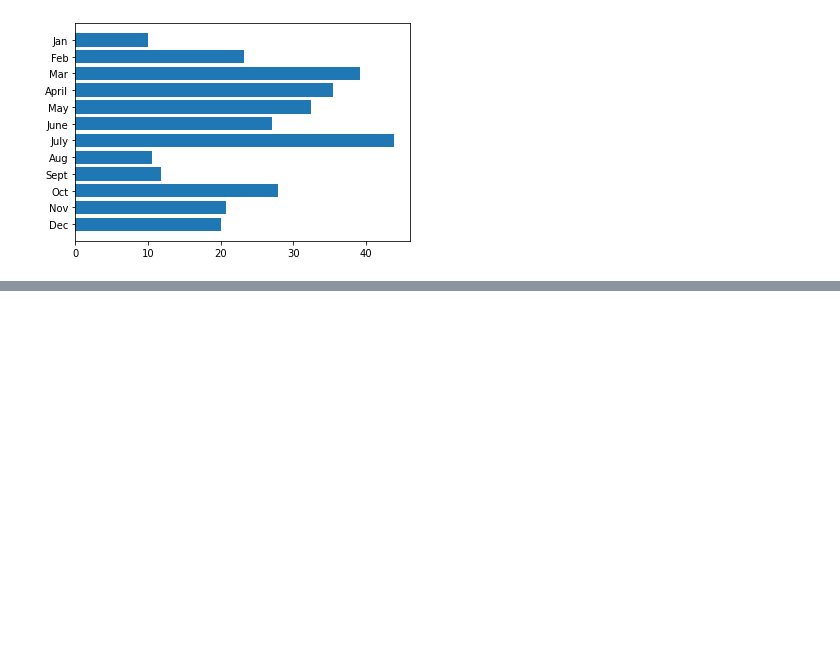
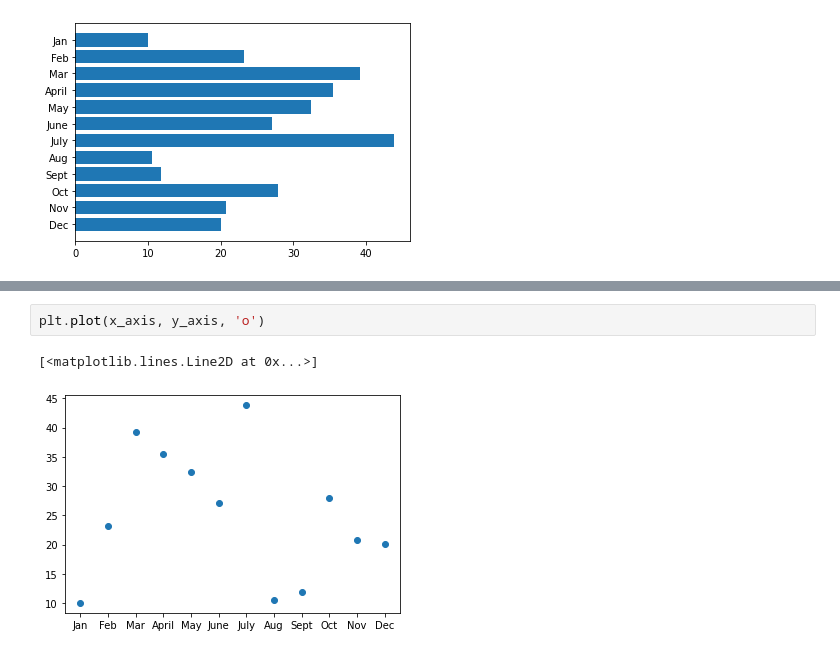
Before and after one commit to ewyluda/PyBer_Analysis, a Jupyter notebook: matplotlib_practice.ipynb, the cells around one changed output, grey strips where cells are left out. Saved outputs shown, nothing was run; the diff lists cells and outputs as text; blank space fills up the shorter version.

```diff
--- a/matplotlib_practice.ipynb
+++ b/matplotlib_practice.ipynb
@@ -132,0 +171,5 @@ plt.gca().invert_yaxis()
+# %%
+plt.plot(x_axis, y_axis, 'o')
+# %% [output]
+[<matplotlib.lines.Line2D at 0x...>]
+[figure, added]
```
Also changed, not shown: parts of 17 cells of this notebook, 6 other files.
